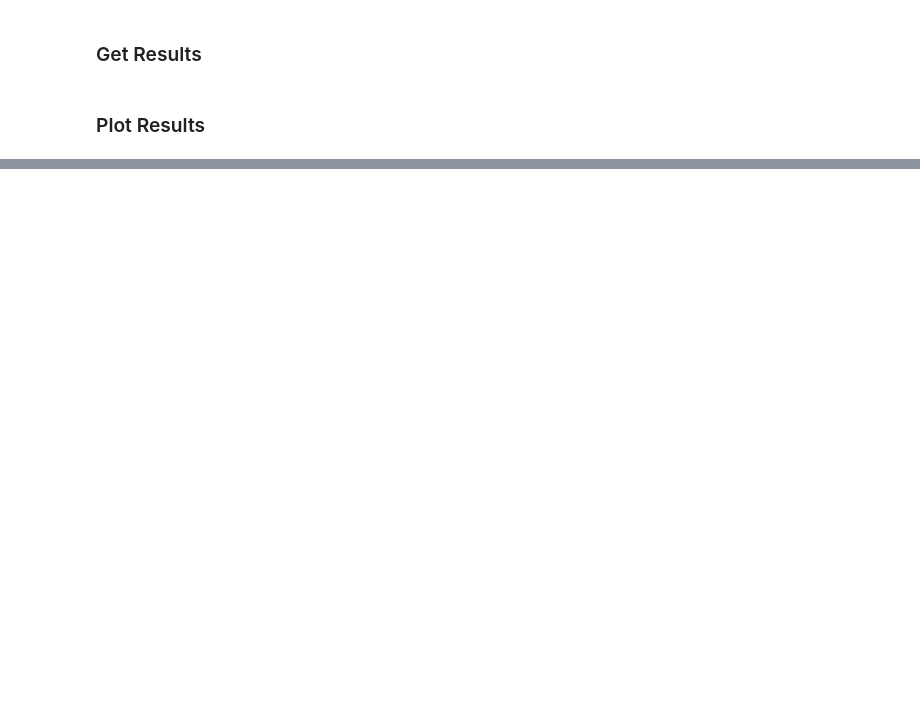
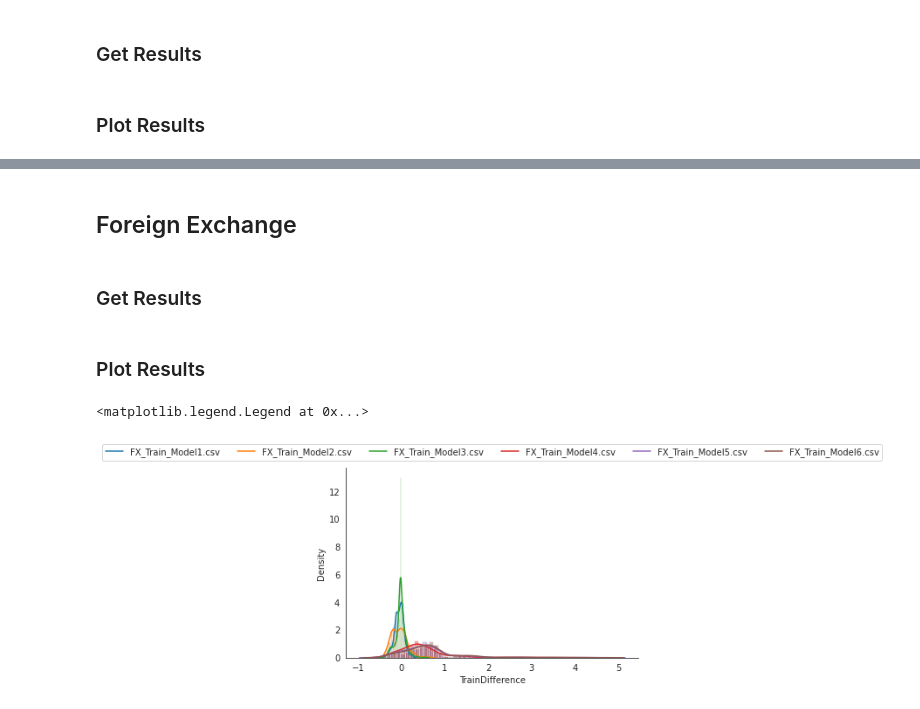
Before and after one commit to Switzerland-MQP-2022/DDQN-Model-Complexity-Analysis, a Jupyter notebook: Model/visualization.ipynb, the cells around one changed output, grey strips where cells are left out. Saved outputs shown, nothing was run; the diff lists cells and outputs as text; code cells hidden in the pictures; blank space fills up the shorter version.

```diff
--- a/Model/visualization.ipynb
+++ b/Model/visualization.ipynb
@@ -134,0 +194,44 @@ for r in range(0, len(results_list)):
+# %% [markdown]
+## Foreign Exchange
+# %% [markdown]
+### Get Results
+# %%
+file_list = [
+             'results/trading_bot/FX_Train_Model1.csv',
+             'results/trading_bot/FX_Train_Model2.csv',
+             'results/trading_bot/FX_Train_Model3.csv',
+             'results/trading_bot/FX_Train_Model4.csv',
+             'results/trading_bot/FX_Train_Model5.csv',
+             'results/trading_bot/FX_Train_Model6.csv'
+            ]
+
+test_file_list = [
+                  'results/trading_bot/FX_Test_Model1.csv',
+                  'results/trading_bot/FX_Test_Model2.csv',
+                  'results/trading_bot/FX_Test_Model3.csv',
+                  'results/trading_bot/FX_Test_Model4.csv',
+                  'results/trading_bot/FX_Test_Model5.csv',
+                  'results/trading_bot/FX_Test_Model6.csv'
+                 ]
+
+results_list = [pd.read_csv(file) for file in file_list]
+test_results_list = [pd.read_csv(file) for file in test_file_list]
+
+local_files = [file.split('/')[-1] for file in file_list]
+test_local_files = [file.split('/')[-1] for file in test_file_list]
+
+labels = ['Model 1', 'Model 2', 'Model 3', 'Model 4', 'Model 5', 'Model 6', 'Test Market']
+# %% [markdown]
+### Plot Results
+# %%
+# Plot density histogram
+with sns.axes_style('white'):
+    for results in results_list:
+        sns.distplot(results.TrainDifference)
+        sns.despine()
+
+# Put legend above graph
+plt.legend(local_files, loc="upper center", bbox_to_anchor=(0.5, 1.15), ncol=len(file_list))
+# %% [output]
+<matplotlib.legend.Legend at 0x...>
+[figure, added]
```
Also changed, not shown: parts of 18 cells of this notebook.
